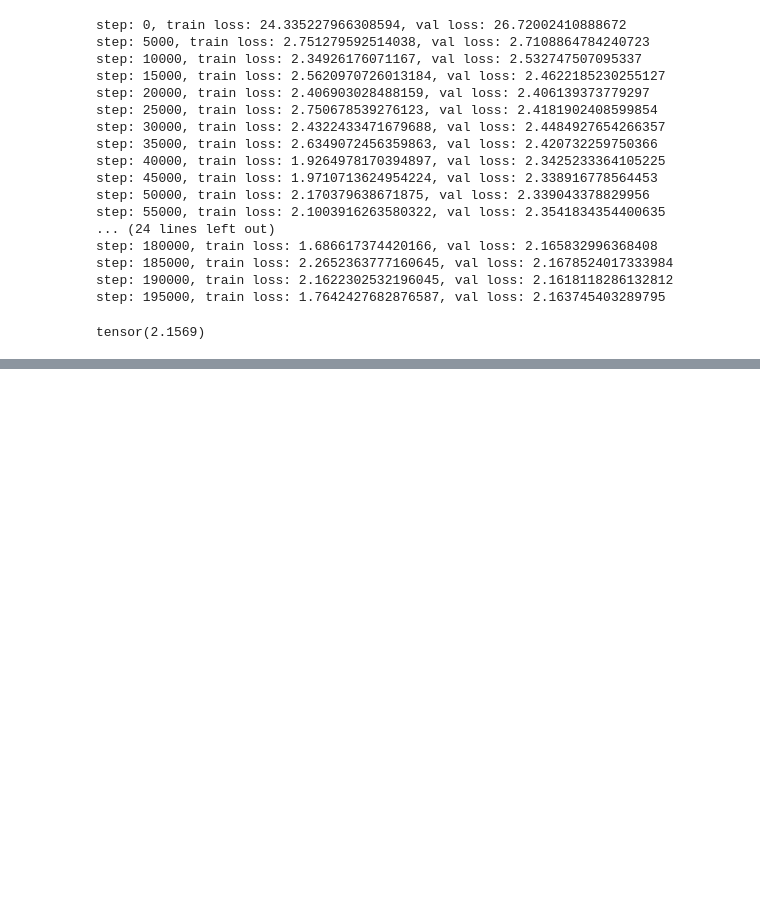
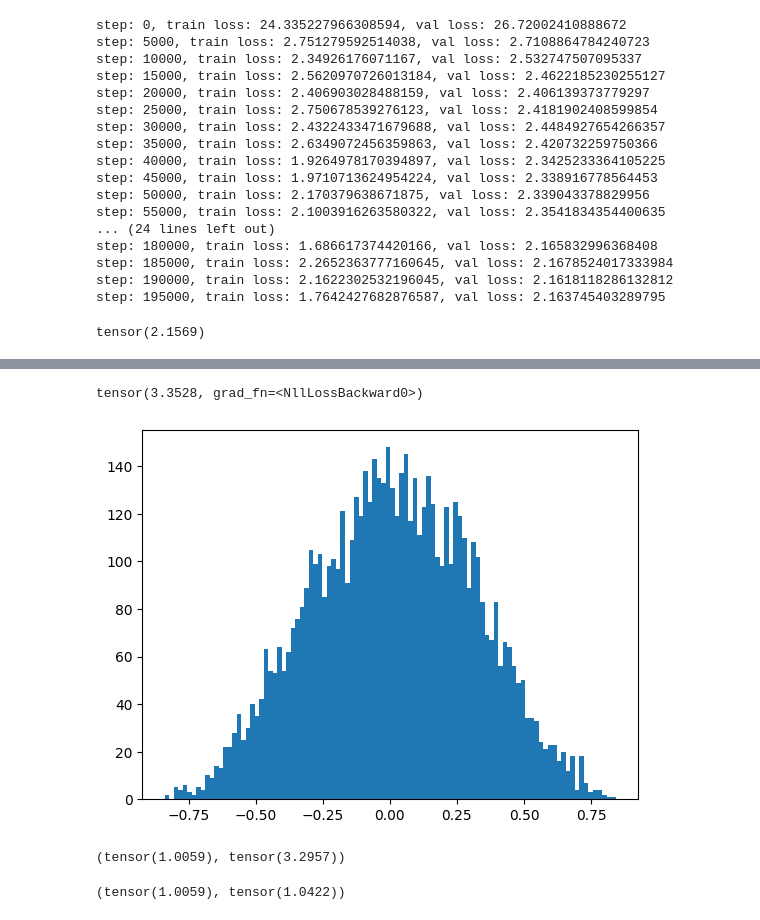
Before and after one commit to xiaobo-yang/my_makemore, a Jupyter notebook: mlp2.ipynb, the cells around one changed output, grey strips where cells are left out. Saved outputs shown, nothing was run; the diff lists cells and outputs as text; code cells hidden in the pictures; blank space fills up the shorter version.

```diff
--- a/mlp2.ipynb
+++ b/mlp2.ipynb
@@ -175,0 +402,56 @@ tensor(2.1420)
+# %%
+n_embd = 10
+n_hidden = 200
+
+torch.manual_seed(42)
+C = torch.randn(27, n_embd) * (n_embd) ** -0.5
+w1 = torch.randn(n_embd * 3, n_hidden) * (n_embd * 3) ** -0.5
+b1 = torch.randn(n_hidden) * 0
+w2 = torch.randn(n_hidden, 27) * (n_hidden) ** -0.5
+b2 = torch.randn(27) * 0
+params = [C, w1, b1, w2, b2]
+for p in params:
+    p.requires_grad = True
+
+bs = 32
+n_steps = 200000
+
+
+
+idx = torch.randint(0, X_train.shape[0], (bs,))
+x = X_train[idx]
+y = Y_train[idx]
+emb = C[x].view(x.shape[0], -1)
+hpreact = emb @ w1 + b1
+h = hpreact.tanh()
+logits = h @ w2 + b2
+loss = F.cross_entropy(logits, y)
+
+plt.hist(h.view(-1).tolist(), 100)
+
+loss
+# %% [output]
+tensor(3.3528, grad_fn=<NllLossBackward0>)
+[figure, added]
+# %%
+torch.manual_seed(42)
+
+x = torch.randn(10000, 10)
+w = torch.randn(10)
+
+y = x @ w
+
+x.std(), y.std()
+# %% [output]
+(tensor(1.0059), tensor(3.2957))
+# %%
+torch.manual_seed(42)
+
+x = torch.randn(10000, 10)
+w = torch.randn(10) * 10 ** -0.5
+
+y = x @ w
+
+x.std(), y.std()
+# %% [output]
+(tensor(1.0059), tensor(1.0422))
```
Also changed, not shown: parts of 11 cells of this notebook.
